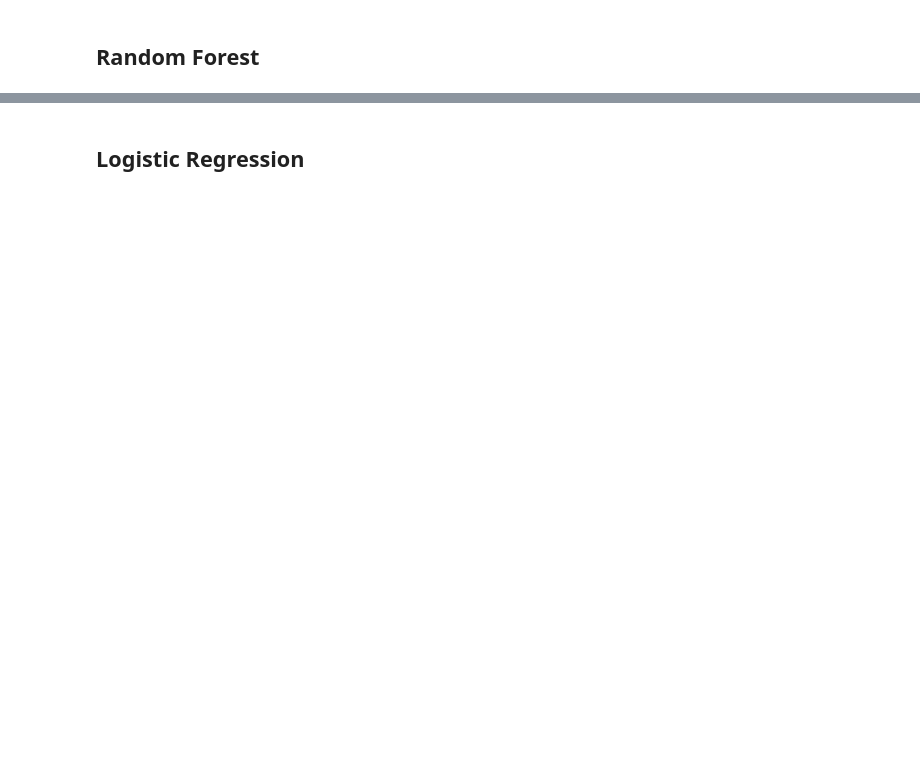
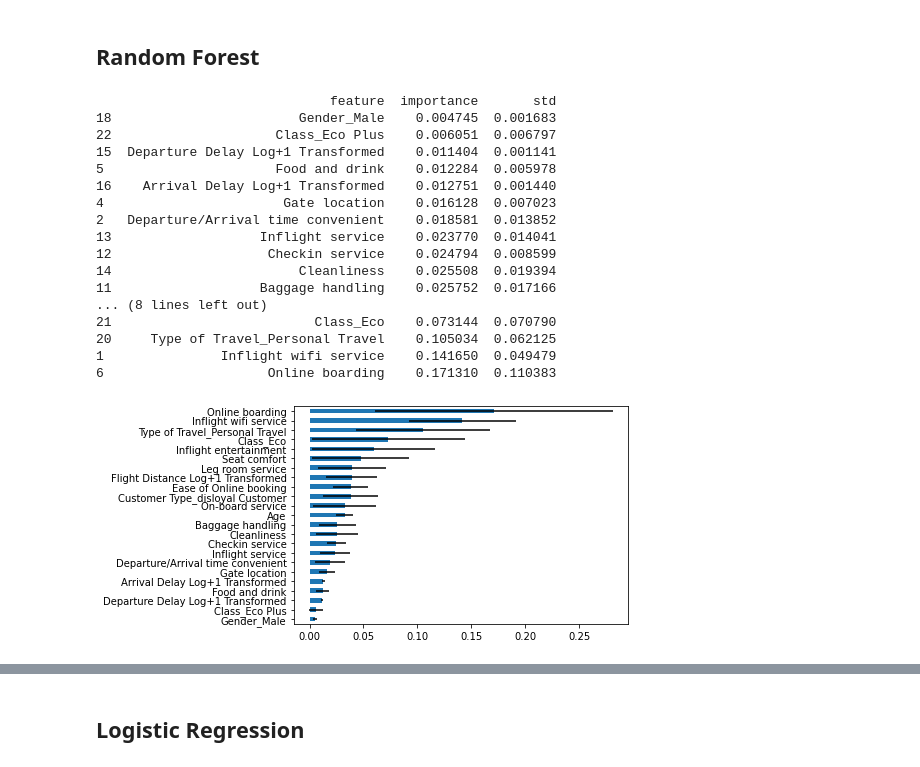
Before and after one commit to nlee98/ADS-505-Business-Analytics, a Jupyter notebook: ADS_505_Final_Project_NL.ipynb, the cells around one changed output, grey strips where cells are left out. Saved outputs shown, nothing was run; the diff lists cells and outputs as text; code cells hidden in the pictures; blank space fills up the shorter version.

```diff
--- a/ADS_505_Final_Project_NL.ipynb
+++ b/ADS_505_Final_Project_NL.ipynb
@@ -798,0 +806,11 @@ x_test_scaled = stand_scale.transform(x_test)
+# %%
+bagging = BaggingClassifier(DecisionTreeClassifier(random_state = 1), n_estimators = 100, random_state = 1)
+bagging.fit(x_train, y_train)
+
+classes = sorted(y_data.unique())
+
+# Training confusion matrix
+classificationSummary(y_train, bagging.predict(x_train), class_names = classes)
+
+# Testing confusion matrix
+classificationSummary(y_test, bagging.predict(x_test), class_names = classes)
@@ -798,0 +832,9 @@ x_test_scaled = stand_scale.transform(x_test)
+# %%
+boost = AdaBoostClassifier(DecisionTreeClassifier(random_state = 1), n_estimators = 100, random_state = 1)
+boost.fit(x_train, y_train)
+
+# Training confusion matrix
+classificationSummary(y_train, boost.predict(x_train), class_names = classes)
+
+# Testing confusion matrix
+classificationSummary(y_test, boost.predict(x_test), class_names = classes)
@@ -799,2 +854,36 @@ x_test_scaled = stand_scale.transform(x_test)
 # %% [markdown]
 ## Random Forest ##
+# %%
+rf = RandomForestClassifier(n_estimators = 500, random_state = 1)
+rf.fit(x_train, y_train)
+
+# Variable (feature) importance plot
+importances = rf.feature_importances_
+std = np.std([tree.feature_importances_ for tree in rf.estimators_], axis = 0)
+
+df = pd.DataFrame({'feature': x_train.columns, 'importance': importances, 'std': std})
+df = df.sort_values('importance')
+print(df)
+
+ax = df.plot(kind = 'barh', xerr = 'std', x = 'feature', legend = False)
+ax.set_ylabel('')
+plt.show()
+# %% [output]
+                              feature  importance       std
+18                        Gender_Male    0.004745  0.001683
+22                     Class_Eco Plus    0.006051  0.006797
+15  Departure Delay Log+1 Transformed    0.011404  0.001141
+5                      Food and drink    0.012284  0.005978
+16    Arrival Delay Log+1 Transformed    0.012751  0.001440
+4                       Gate location    0.016128  0.007023
+2   Departure/Arrival time convenient    0.018581  0.013852
+13                   Inflight service    0.023770  0.014041
+12                    Checkin service    0.024794  0.008599
+14                        Cleanliness    0.025508  0.019394
+11                   Baggage handling    0.025752  0.017166
+... (8 lines left out)
+21                          Class_Eco    0.073144  0.070790
+20     Type of Travel_Personal Travel    0.105034  0.062125
+1               Inflight wifi service    0.141650  0.049479
+6                     Online boarding    0.171310  0.110383
+[figure, added]
```
Also changed, not shown: parts of 12 cells of this notebook.
